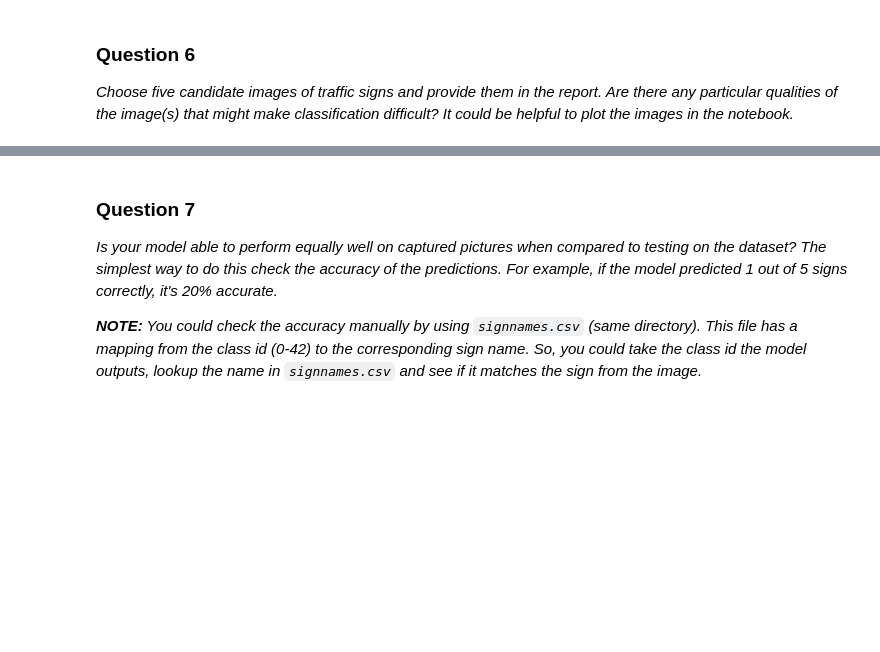
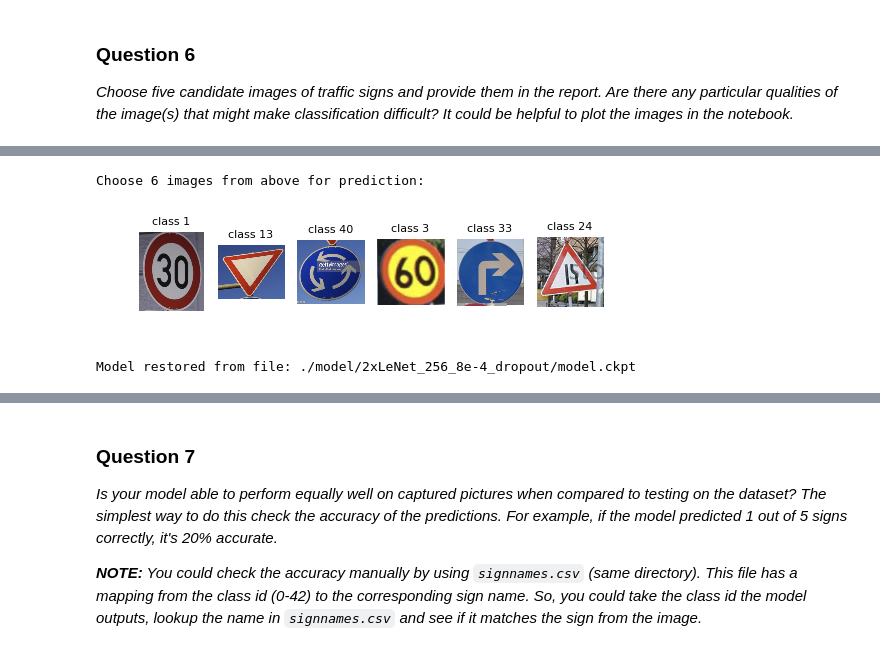
Before and after one commit to jinchenglee/CarND-Traffic-Sign-Classifier-Project, a Jupyter notebook: Traffic_Sign_Classifier.ipynb, the cells around one changed output, grey strips where cells are left out. Cells and saved outputs as stored; diff of their text form; code cells hidden in the pictures; blank space fills up the shorter version.

Commit message:
Initial version of completed project.

```diff
--- a/Traffic_Sign_Classifier.ipynb
+++ b/Traffic_Sign_Classifier.ipynb
@@ -19,8 +19,8 @@ import pickle
 
 # TODO: Fill this in based on where you saved the training and testing data
 
-training_file = "/Users/jcli/study/CarND-Traffic-Sign-Classifier-Project/train.p"
-testing_file = "/Users/jcli/study/CarND-Traffic-Sign-Classifier-Project/test.p"
+training_file = "/home/vitob/git_repositories/CarND-Traffic-Sign-Classifier-Project/train.p"
+testing_file = "/home/vitob/git_repositories/CarND-Traffic-Sign-Classifier-Project/test.p"
 
 with open(training_file, mode='rb') as f:
     train = pickle.load(f)
@@ -791,0 +809,59 @@ _Choose five candidate images of traffic signs and provide them in the report. A
+# %%
+# Choose 6 images from above for prediction
+print('Choose 6 images from above for prediction:')
+idx=0
+class_list = [1,13,40,3,33,24]
+for img in list([1,3,4,5,8,9]):
+    idx += 1
+    ax = plt.subplot(1, 6, idx)
+    plt.imshow(mpimg.imread('internet_traffic_signs/'+str(img)+'.png'))
+    ax.set_title('class '+str(class_list[idx-1]), fontsize=8)
+    plt.axis('off')
+plt.subplots_adjust(hspace = 0.5)
+plt.show()
+# %% [output]
+Choose 6 images from above for prediction:
+[figure, added]
+# %%
+### Run the predictions here.
+#
+# Predict class of traffic sign images from internet
+#
+from tsc import tsc_net
+from dataset import dataset
+import numpy as np
+import cv2
+
+def normalize_grayscale(image_data):
+    """
+    Normalize the image data with Min-Max scaling to a range of [0.1, 0.9]
+    :param image_data: The image data to be normalized
+    :return: Normalized image data
+    """
+    img_max = np.max(image_data)
+    img_min = np.min(image_data)
+    a = 0.1
+    b = 0.9
+
+    img_normed = a + (b-a)*(image_data - img_min)/(img_max - img_min)
+    #print(np.max(img_normed))
+    #print(np.min(img_normed))
+    return img_normed
+
+def normalize_color(image_data):
+    """
+    Normalize the image data on per channel basis.
+    """
+    img_normed_color = np.zeros_like(image_data, dtype=float)
+    for ch in range(image_data.shape[3]):
+        tmp = normalize_grayscale(image_data[:,:,:,ch])
+        img_normed_color[:,:,:,ch] = tmp
+    #print(np.max(img_normed_color))
+    #print(np.min(img_normed_color))
+    return img_normed_color
+
+# Create TSC NN and restore trained parameters
+mynet=tsc_net()
+mynet.restoreParam()
+# %% [output]
+Model restored from file: ./model/2xLeNet_256_8e-4_dropout/model.ckpt
```
Also changed, not shown: parts of 31 cells of this notebook, 1 other file.
